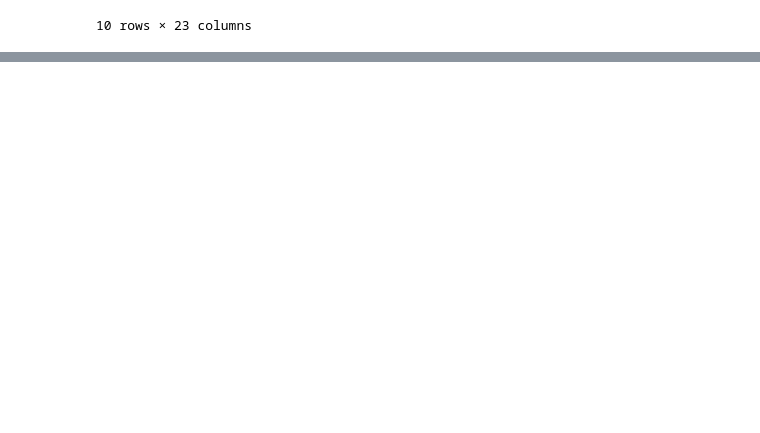
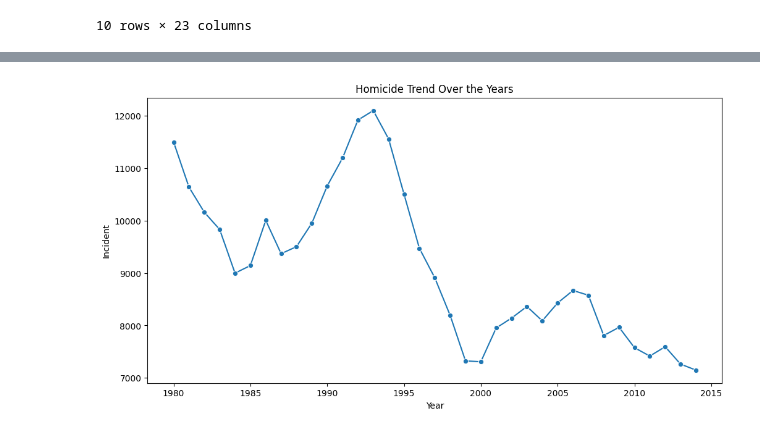
Before and after one commit to DilshanBotheju/CSACP_Project, a Jupyter notebook: HomicidePatternRecognizer.ipynb, the cells around one changed output, grey strips where cells are left out. Saved outputs shown, nothing was run; the diff lists cells and outputs as text; code cells hidden in the pictures; blank space fills up the shorter version.

Commit message:
Updated Exploratory Data Analysis

```diff
--- a/HomicidePatternRecognizer.ipynb
+++ b/HomicidePatternRecognizer.ipynb
@@ -192,3 +201,19 @@ homicide_data.head(10)
 | 630057 | 630058 | LA02800 | Lafayette County | Sheriff | Lafayette | Louisiana | 2014 | February | 1 | ... |
 | 558145 | 558146 | NC03606 | Gastonia | Municipal Police | Gaston | North Carolina | 2009 | April | 1 | ... |
 10 rows × 23 columns
+# %%
+# Converting Perpetrator age to numeric
+homicide_data["Perpetrator Age"] = pd.to_numeric(homicide_data["Perpetrator Age"], errors="coerce")
+
+# Define age bins and labels
+age_bins = [0, 12, 19, 29, 49, 100]
+age_labels = ["Child (0-12)", "Teen (13-19)", "Young Adult (20-29)", "Adult (30-49)", "Senior (50+)"]
+
+# Create new column with age categories
+homicide_data["Perpetrator Age Group"] = pd.cut(homicide_data["Perpetrator Age"], bins=age_bins, labels=age_labels, right=True)
+
+# Display the distribution of age groups
+plt.figure(figsize=(8, 5))
+sns.countplot(data=homicide_data, y="Perpetrator Age Group", order=homicide_data["Perpetrator Age Group"].value_counts().index, palette="viridis")
+plt.title("Distribution of Perpetrator Age Groups")
+plt.show()
@@ -194,0 +225,3 @@ homicide_data.head(10)
+# %%
+# Convert Month to datetime format
+homicide_data["Month"] = pd.to_datetime(homicide_data["Month"], format="%B", errors="coerce").dt.month
@@ -195,2 +272,10 @@ homicide_data.head(10)
+# %%
+# Identify homicide trends over time
+plt.figure(figsize=(12, 6))
+sns.lineplot(x="Year", y="Incident", data=homicide_data.groupby("Year")["Incident"].count().reset_index(), marker="o")
+plt.title("Homicide Trend Over the Years")
+plt.show()
+# %% [output]
+[figure, added]
 # %%
 from sklearn.preprocessing import LabelEncoder
```
Also changed, not shown: parts of 15 cells of this notebook.
